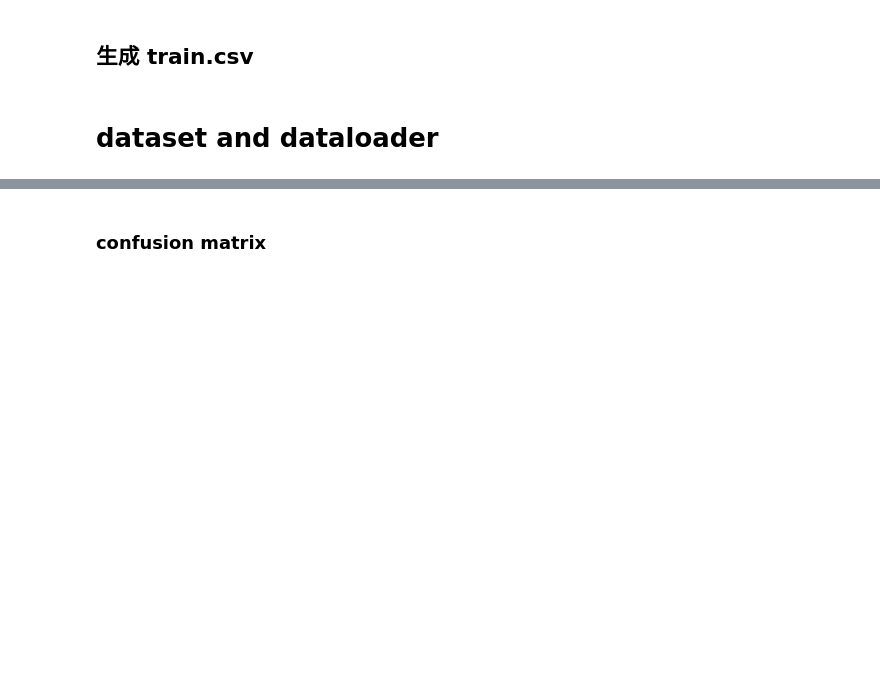
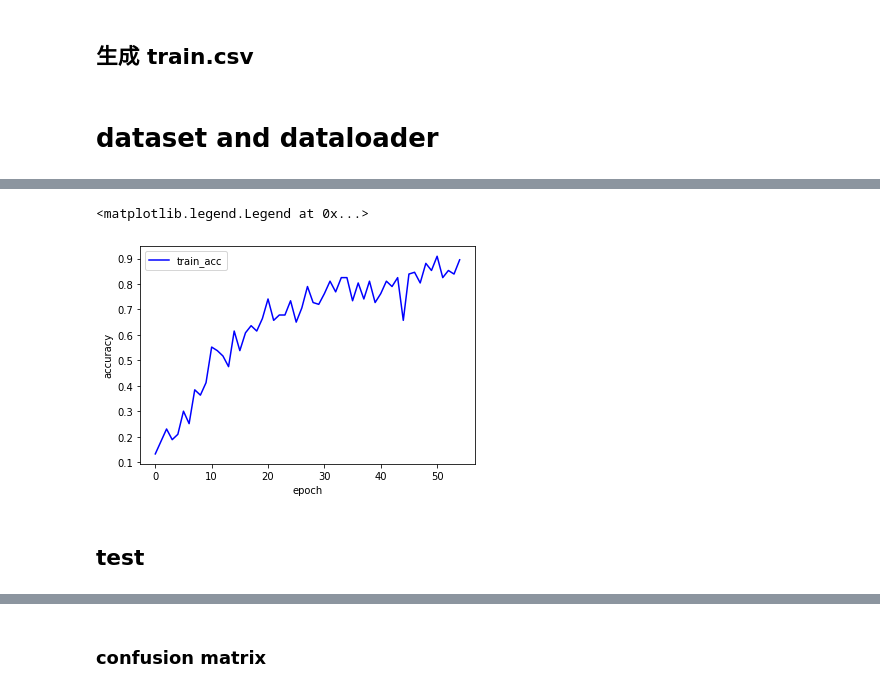
Before and after one commit to vito929/Deep-Emotion, a Jupyter notebook: Jaffe_DeepEmotion.ipynb, the cells around one changed output, grey strips where cells are left out. Cells and saved outputs as stored; diff of their text form; code cells hidden in the pictures; blank space fills up the shorter version.

```diff
--- a/Jaffe_DeepEmotion.ipynb
+++ b/Jaffe_DeepEmotion.ipynb
@@ -339,3 +379,15 @@ Epoch: 100      Training Loss: 0.02239847       Validation Loss 0.17703131
+# %%
+plt.figure()                   # 设置图片信息 例如：plt.figure(num = 2,figsize=(640,480))
+plt.plot(train_acc,'b',label = 'train_acc')        # epoch_losses 传入模型训练中的 loss[]列表,在训练过程中，先创建loss列表，将每一个epoch的loss 加进这个列表
+# plt.plot(val_acc,'g',label = 'val_acc')
+plt.ylabel('accuracy')
+plt.xlabel('epoch')
+plt.legend()        #个性化图例（颜色、形状等）
+# %% [output]
+<matplotlib.legend.Legend at 0x...>
+[figure, added]
+# %% [markdown]
+## test
 # %%
 testcsv_file = 'test_jaffe.csv'
 test_img_dir = 'jaffe_new/'
```
Also changed, not shown: parts of 21 cells of this notebook, 29 other files.
